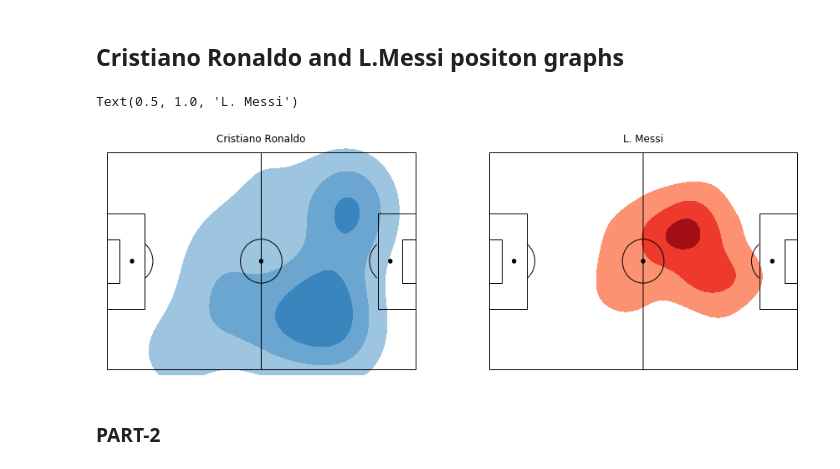
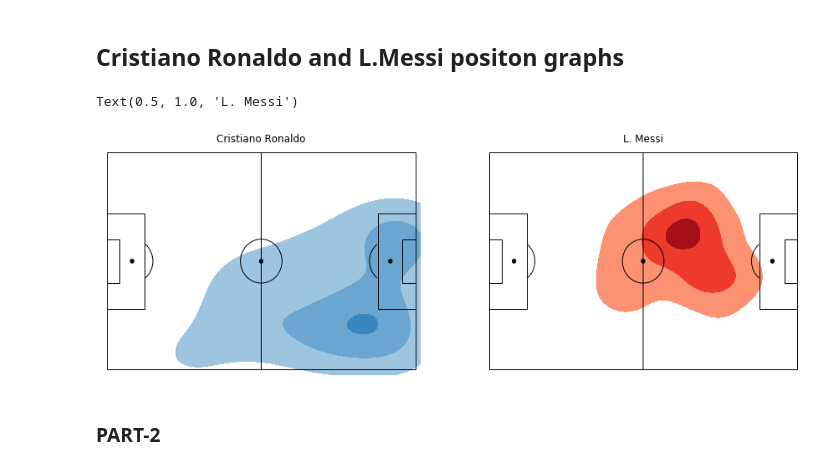
Before and after one commit to vedatk67/ADM-HW2, a Jupyter notebook: main.ipynb, the cells around one changed output. Cells and saved outputs as stored; diff of their text form; code cells hidden in the pictures.

```diff
--- a/main.ipynb
+++ b/main.ipynb
@@ -219,0 +241,5 @@ Is there a home-field advantage? It is generally believed that there is an under
+# %%
+#seperating host and away team
+x=[]
+for i in range(data.shape[0]):
+    x.append([data["label"].str.split(",")[i][0].split("-")[0].rstrip(),data["label"].str.split(",")[i][0].split("-")[1].lstrip()])
@@ -1109,6 +1262,6 @@ Visualize movements and passes on the pitch! Here we try to focus our attention
 # %% [markdown]
 ### 1-)PART
 # %%
-eventsdata = pd.read_json(r"C:\Users\gabri\Dropbox\Magistrale Data Science Roma\Algorithmic methods of data mining\Homeworks\Homework 2\Data\events\events_Spain.json")
+eventsdata=pd.read_json("../HW2/events/events_Spain.json")
 eventsdata.head()
 # %% [output]
@@ -1121,4 +1274,4 @@ eventsdata.head()
 # %%
-matches_Spain=pd.read_json(r"C:\Users\gabri\Dropbox\Magistrale Data Science Roma\Algorithmic methods of data mining\Homeworks\Homework 2\Data\matches\matches_Spain.json")
+matches_Spain=pd.read_json("../HW2/matches/matches_Spain.json")
 matches_Spain.head()
 # %% [output]
@@ -1163,4 +1316,4 @@ matchbetween.head()
 # %%
-player_data=players
+player_data=pd.read_json("../HW2/players.json")
 player_data.head()
 # %% [output]
@@ -1230,25 +1383,25 @@ def draw_pitch(ax):
 # %%
 fig=plt.figure() #set up the figures
 fig.set_size_inches(15, 5)
 ax0=plt.subplot(1,2,1)
 draw_pitch(ax0) #overlay our different objects on the pitch
-sns.kdeplot([i[0]["x"] for i in ronaldo.positions], [i[0]["y"] for i in ronaldo.positions],
+sns.kdeplot([i[0]["x"]*1.2 for i in ronaldo.positions], [i[0]["y"]*0.8 for i in ronaldo.positions],
             n_levels=3,shade=True,shade_lowest=False)
 plt.ylim(-2, 82)
 plt.xlim(-2, 122)
 plt.axis('off')
 plt.title("Cristiano Ronaldo")
 ax1=plt.subplot(1,2,2)
 draw_pitch(ax1) #overlay our different objects on the pitch
 sns.kdeplot([i[0]["x"]*1.2 for i in messi.positions], [i[0]["y"]*0.8 for i in messi.positions],
             shade=True,cmap="Reds",n_levels=3,shade_lowest=False)
 plt.ylim(-2, 82)
 plt.xlim(-2, 122)
 plt.axis('off')
 plt.title("L. Messi")
 # %% [output]
 Text(0.5, 1.0, 'L. Messi')
-[figure, old version]
+[figure, new version]
 # %% [markdown]
 ### PART-2
 # %%
```
Also changed, not shown: parts of 28 cells of this notebook.
